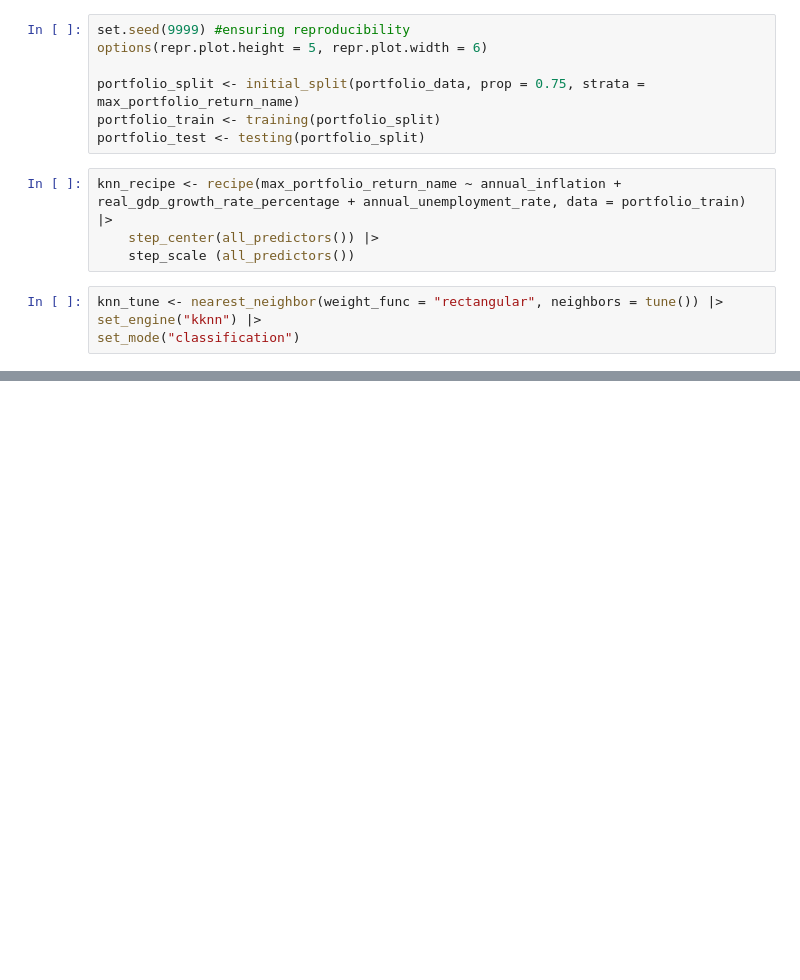
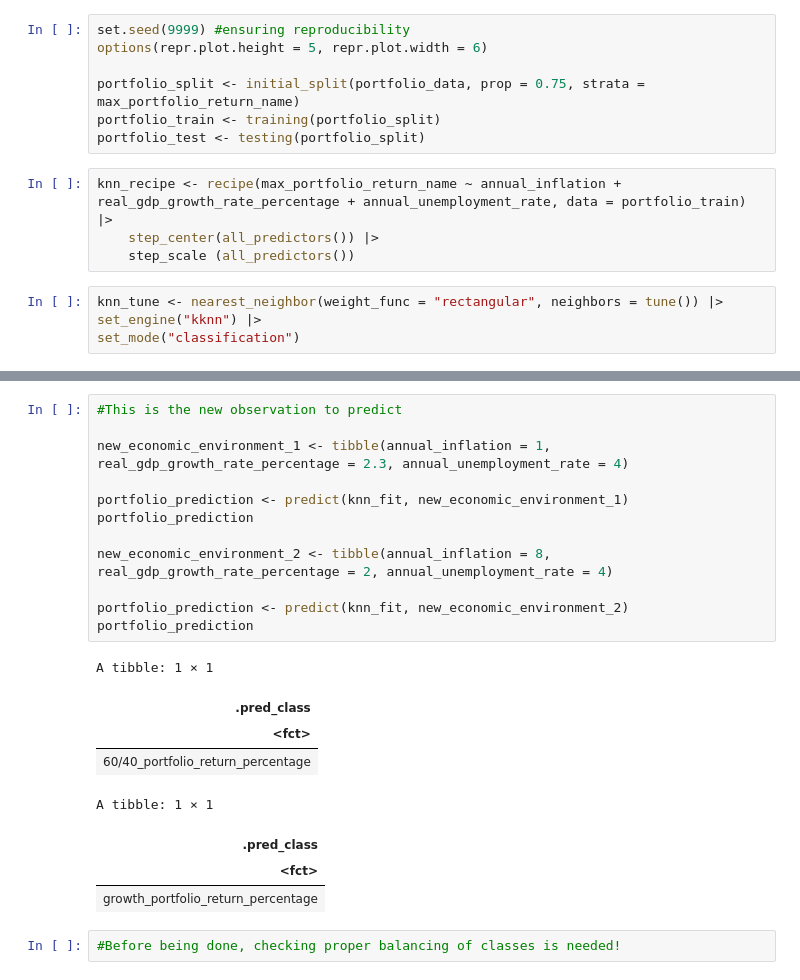
Before and after one commit to Arioniums/DSCI_100_125, a Jupyter notebook: KNN Classification Algorithm.ipynb, the cells around one changed output, grey strips where cells are left out. Cells and saved outputs as stored; diff of their text form; blank space fills up the shorter version.

```diff
--- a/KNN Classification Algorithm.ipynb
+++ b/KNN Classification Algorithm.ipynb
@@ -77,0 +137,23 @@ x Fold2: preprocessor 1/1, model 1/1 (predictions): Error in `[.default`(cl, C):
+# %%
+#This is the new observation to predict
+
+new_economic_environment_1 <- tibble(annual_inflation = 1, real_gdp_growth_rate_percentage = 2.3, annual_unemployment_rate = 4)
+
+portfolio_prediction <- predict(knn_fit, new_economic_environment_1)
+portfolio_prediction
+
+new_economic_environment_2 <- tibble(annual_inflation = 8, real_gdp_growth_rate_percentage = 2, annual_unemployment_rate = 4)
+
+portfolio_prediction <- predict(knn_fit, new_economic_environment_2)
+portfolio_prediction
+# %% [output]
+A tibble: 1 × 1
+| .pred_class |
+| <fct> |
+| 60/40_portfolio_return_percentage |
+A tibble: 1 × 1
+| .pred_class |
+| <fct> |
+| growth_portfolio_return_percentage |
+# %%
+#Before being done, checking proper balancing of classes is needed!
```
Also changed, not shown: parts of 5 cells of this notebook.
